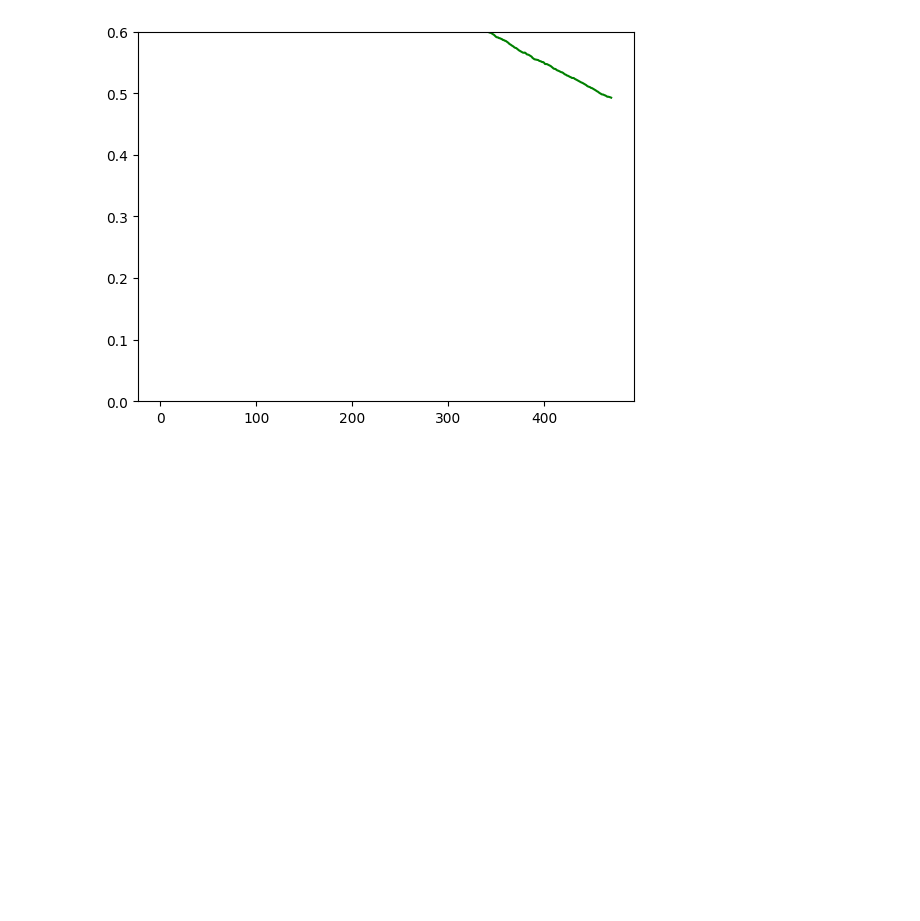
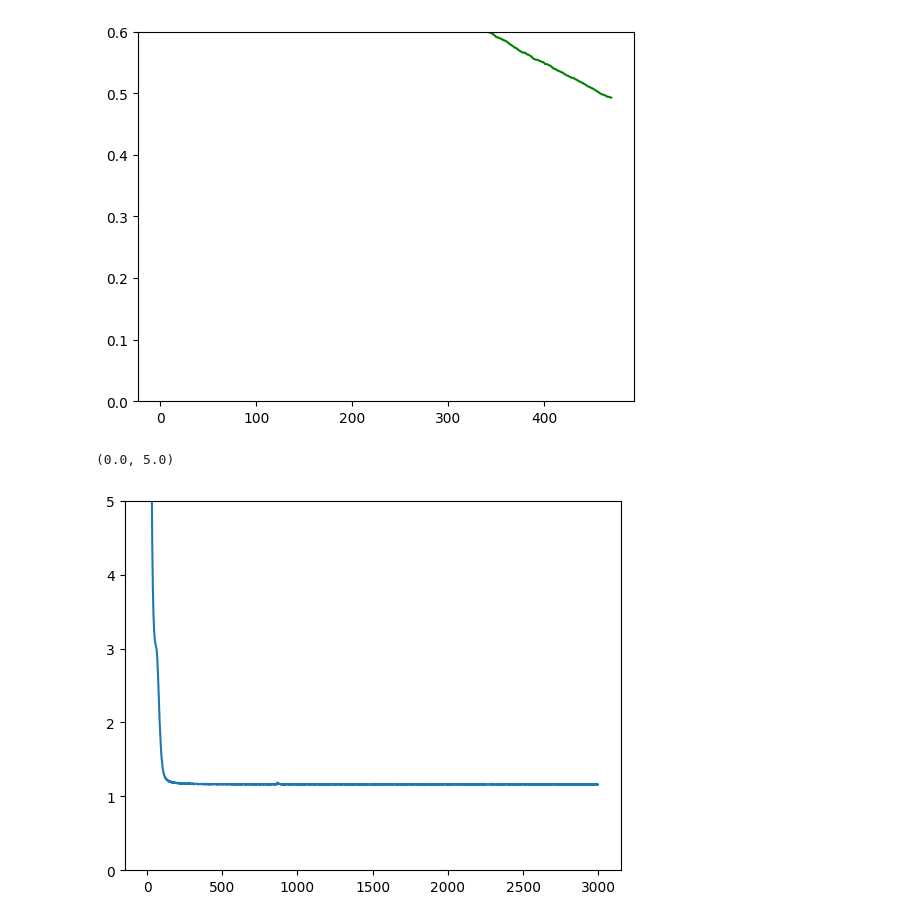
Before and after one commit to akarshkumar0101/synthetic-mdps, a Jupyter notebook: src/distillation.ipynb, the cells around one changed output. Cells and saved outputs as stored; diff of their text form; code cells hidden in the pictures; blank space fills up the shorter version.

```diff
--- a/src/distillation.ipynb
+++ b/src/distillation.ipynb
@@ -470,0 +474,8 @@ for i in range(7):
+# %%
+with open("../data/exp_icl/train_bc/name=Breakout-MinAtar/metrics_train.pkl", "rb") as f:
+    metrics = pickle.load(f)
+plt.plot(np.e**metrics['ce'].mean(axis=-1))
+plt.ylim(0, 5)
+# %% [output]
+(0.0, 5.0)
+[figure, added]
```
Also changed, not shown: parts of 4 cells of this notebook, 26 other files.
